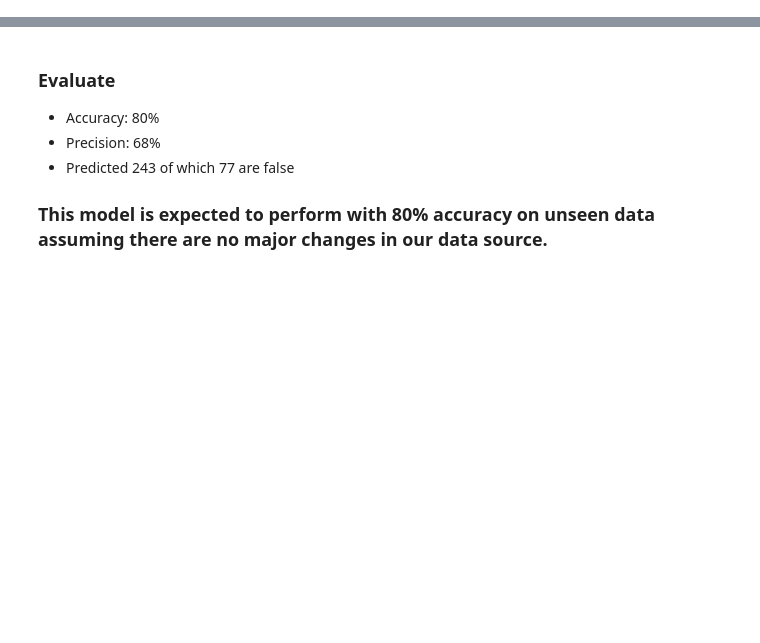
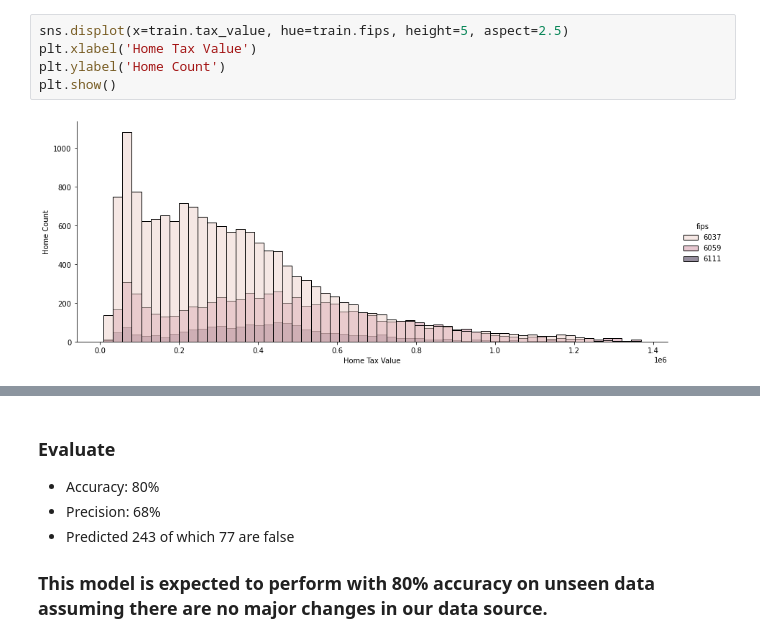
Before and after one commit to kanieladenis/zillow_regression_project, a Jupyter notebook: zillow_regression_project_report.ipynb, the cells around one changed output, grey strips where cells are left out. Cells and saved outputs as stored; diff of their text form; blank space fills up the shorter version.

```diff
--- a/zillow_regression_project_report.ipynb
+++ b/zillow_regression_project_report.ipynb
@@ -746,0 +94,7 @@ weighted avg       0.78      0.80      0.78      1409
+# %%
+sns.displot(x=train.tax_value, hue=train.fips, height=5, aspect=2.5)
+plt.xlabel('Home Tax Value')
+plt.ylabel('Home Count')
+plt.show()
+# %% [output]
+[figure, added]
```
Also changed, not shown: parts of 114 cells of this notebook, 5 other files.
